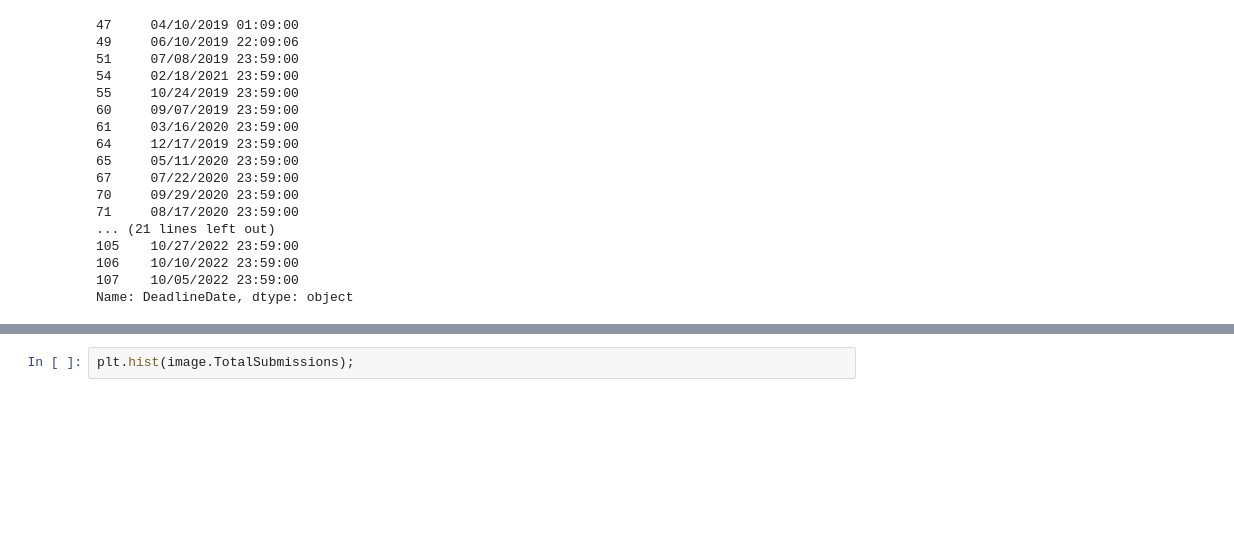
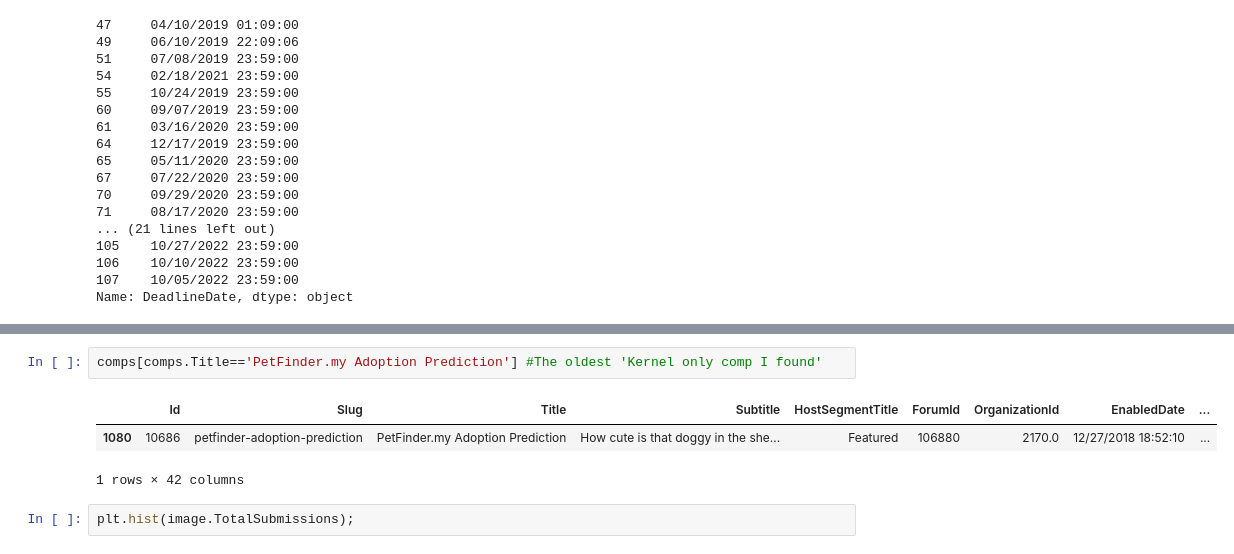
Before and after one commit to Xannadoo/carbon-cost-kaggle, a Jupyter notebook: meta_data_exploration.ipynb, the cells around one changed output, grey strips where cells are left out. Saved outputs shown, nothing was run; the diff lists cells and outputs as text; blank space fills up the shorter version.

```diff
--- a/meta_data_exploration.ipynb
+++ b/meta_data_exploration.ipynb
@@ -81,3 +103,9 @@ Name: OnlyAllowKernelSubmissions, dtype: bool
+# %%
+comps[comps.Title=='PetFinder.my Adoption Prediction'] #The oldest 'Kernel only comp I found'
+# %% [output]
+|  | Id | Slug | Title | Subtitle | HostSegmentTitle | ForumId | OrganizationId | EnabledDate | ... |
+| 1080 | 10686 | petfinder-adoption-prediction | PetFinder.my Adoption Prediction | How cute is that doggy in the she... | Featured | 106880 | 2170.0 | 12/27/2018 18:52:10 | ... |
+1 rows × 42 columns
 # %%
 plt.hist(image.TotalSubmissions);
 # %% [output]
```
Also changed, not shown: parts of 2 cells of this notebook, 1 other file.
